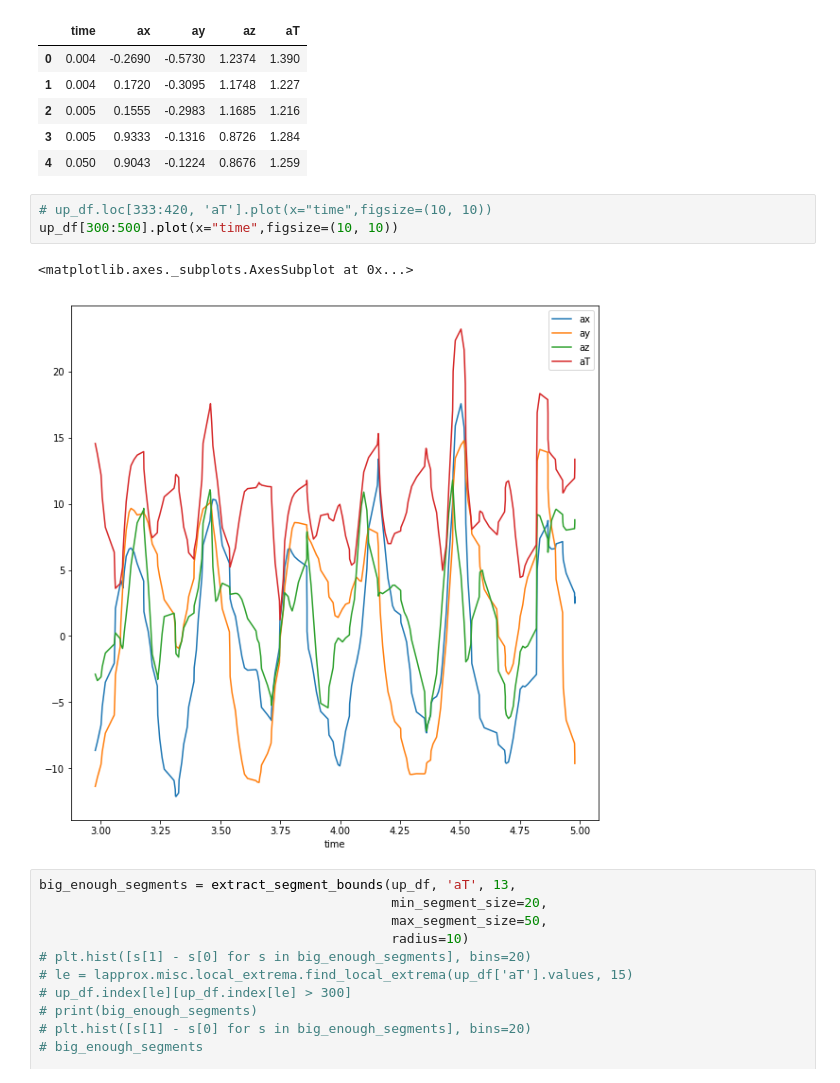
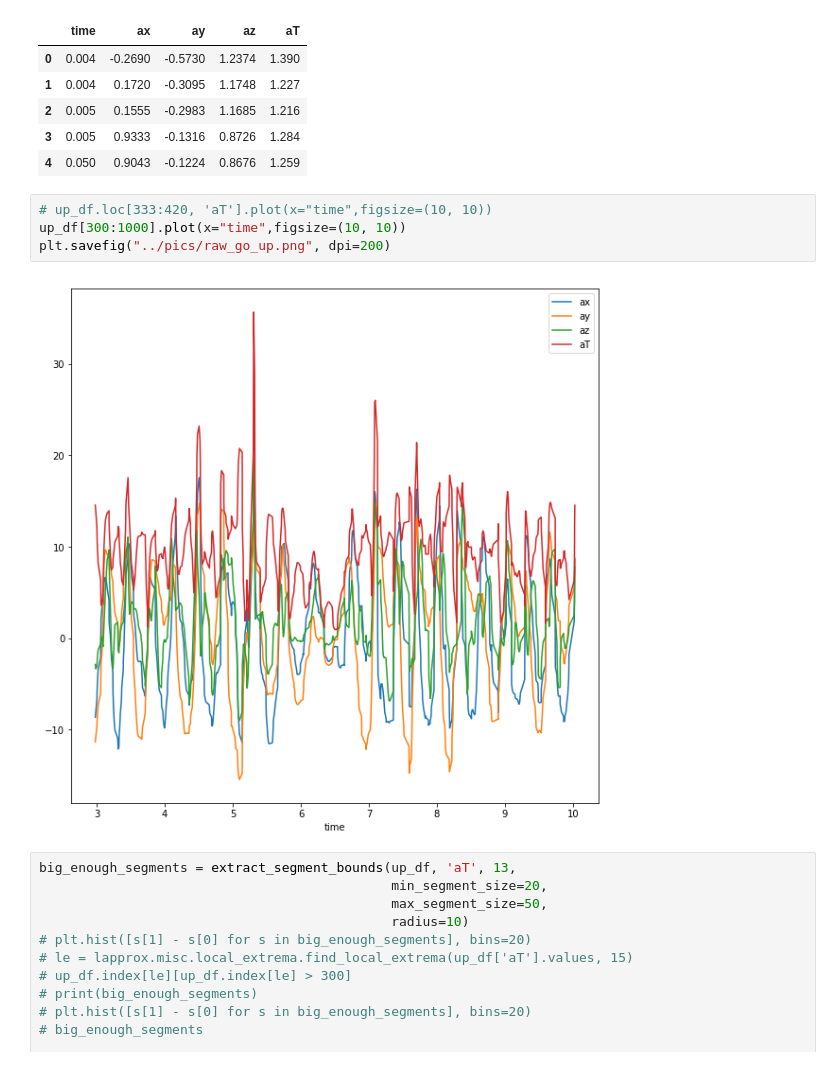
Before and after one commit to Intelligent-Systems-Phystech/BSThesis, a Jupyter notebook: Ivanychev2018/code/DataSandbox.ipynb, the cells around one changed output. Cells and saved outputs as stored; diff of their text form.

```diff
--- a/Ivanychev2018/code/DataSandbox.ipynb
+++ b/Ivanychev2018/code/DataSandbox.ipynb
@@ -128,10 +128,10 @@ up_df.head()
 | 4 | 0.050 | 0.9043 | -0.1224 | 0.8676 | 1.259 |
 # %%
 # up_df.loc[333:420, 'aT'].plot(x="time",figsize=(10, 10))
-up_df[300:500].plot(x="time",figsize=(10, 10))
+up_df[300:1000].plot(x="time",figsize=(10, 10))
+plt.savefig("../pics/raw_go_up.png", dpi=200)
 # %% [output]
-<matplotlib.axes._subplots.AxesSubplot at 0x...>
-[figure, old version]
+[figure, new version]
 # %%
 big_enough_segments = extract_segment_bounds(up_df, 'aT', 13,
                                              min_segment_size=20,
```
Also changed, not shown: parts of 3 cells of this notebook, 11 other files.
